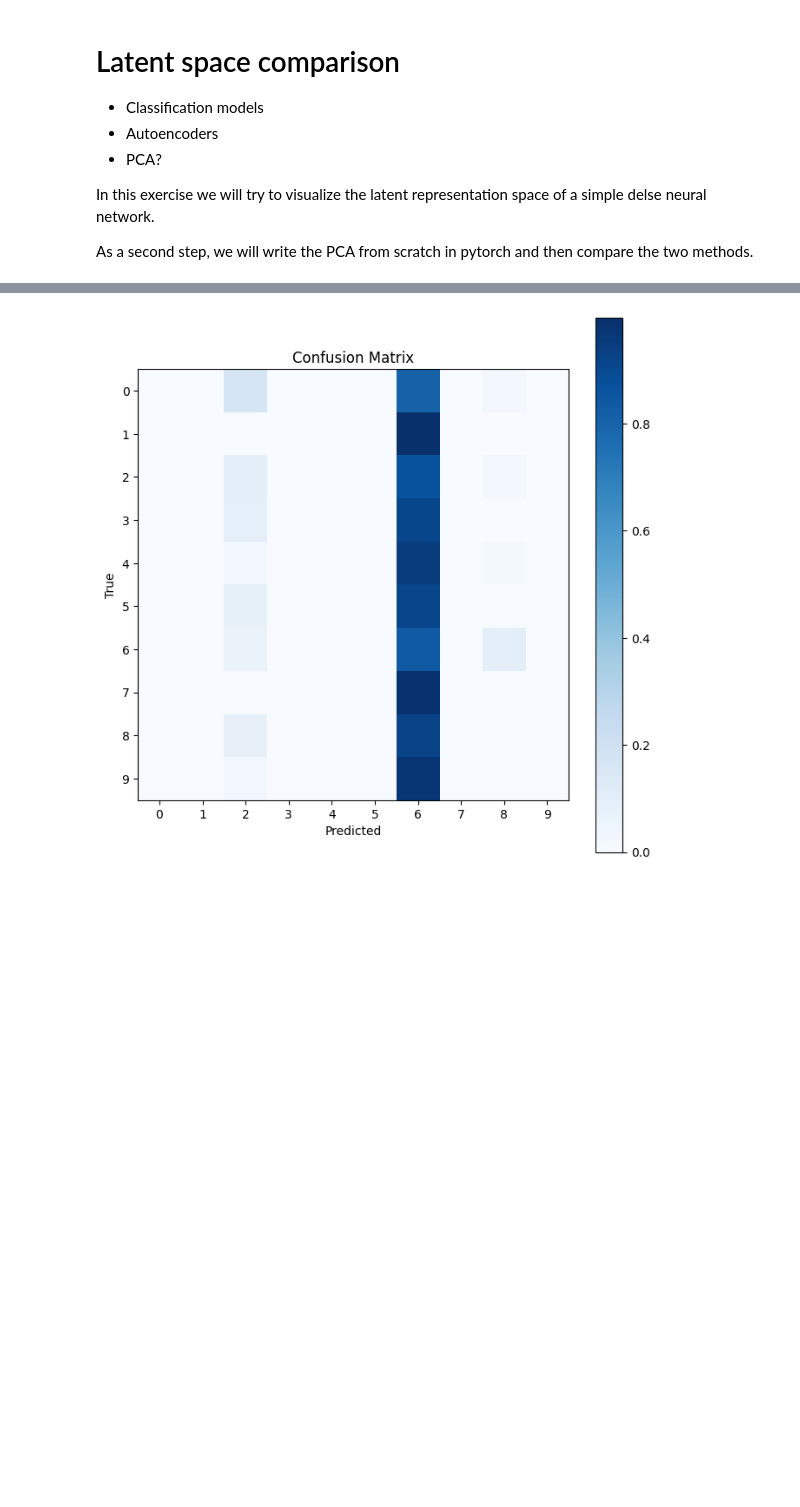
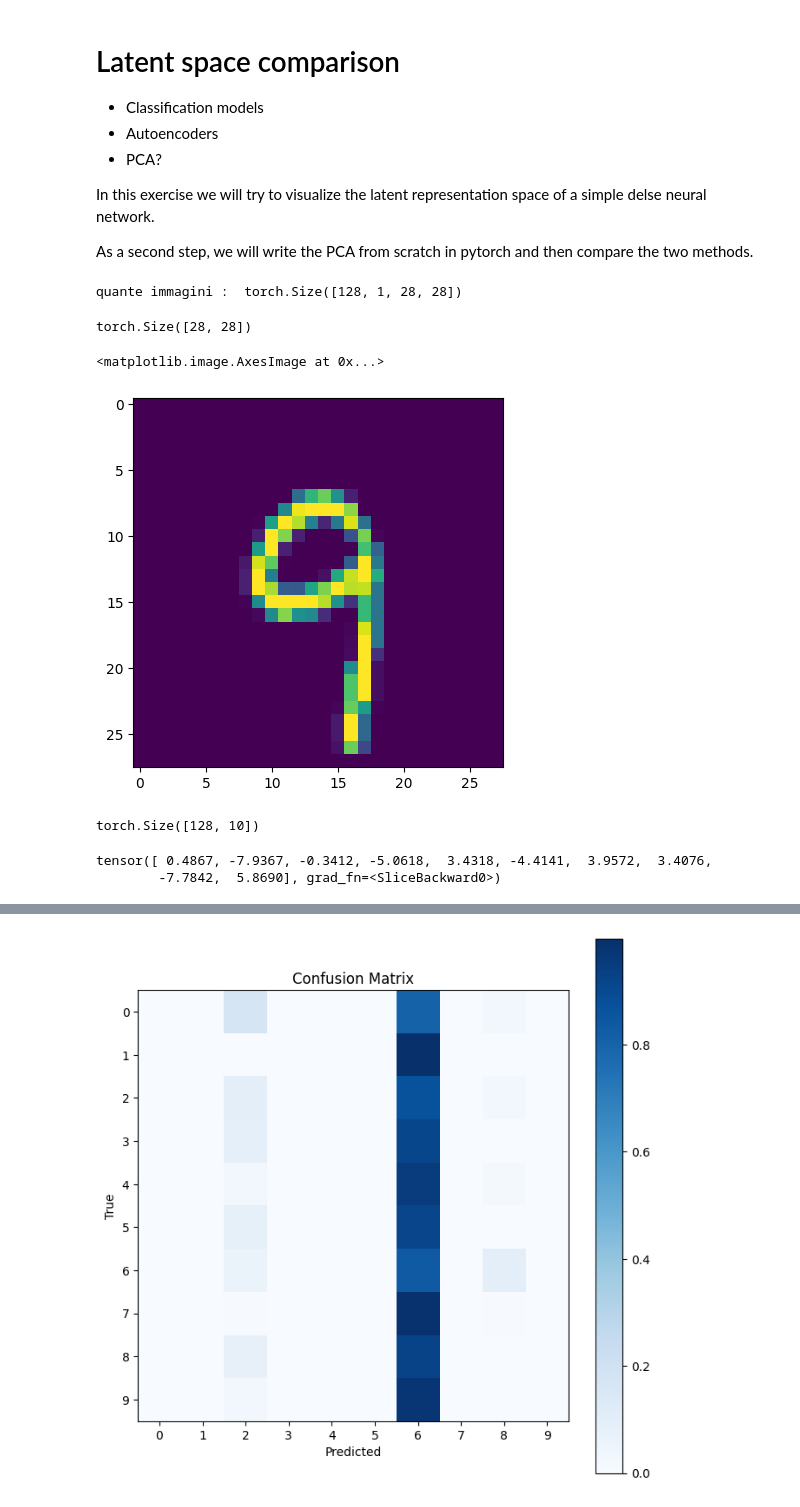
Before and after one commit to mariacutillo/git-training, a Jupyter notebook: Lezione_2_1_ISS_MNIST_classification_autoencoder_and_PCA_revMC.ipynb, the cells around one changed output, grey strips where cells are left out. Drawn from its saved outputs; the diff is of its cells as text; code cells hidden in the pictures; blank space fills up the shorter version.

```diff
--- a/Lezione_2_1_ISS_MNIST_classification_autoencoder_and_PCA_revMC.ipynb
+++ b/Lezione_2_1_ISS_MNIST_classification_autoencoder_and_PCA_revMC.ipynb
@@ -69,3 +69,20 @@ model = Net(fv_dim = 2)
 # Define loss function and optimizer
 criterion = nn.CrossEntropyLoss() # se la minimizzi, massimizzi l'accuracy
 optimizer = optim.Adam(model.parameters(), lr=0.001)
+# %%
+for i, data in enumerate(trainloader, 0): # dammi un indice e il contenuto di trainloder
+ #len("elementi nella lista", len(data)) # per come è fatto il dataset MINST, data è una lista in cui il primo ee
+ print("quante immagini : ", data[0].shape) # dato il primo elemento nella lista data (immagini) quante immagini ci sono?
+ break
+# %% [output]
+quante immagini :  torch.Size([128, 1, 28, 28])
+# %%
+data[0][0,0,:,:].shape #quanto è grande?
+# %% [output]
+torch.Size([28, 28])
+# %%
+img_prova = data[0][0,0,:,:].numpy() #oggetto con due elementi, seleziono il primo elemento
+plt.imshow(img_prova)
+# %% [output]
+<matplotlib.image.AxesImage at 0x...>
+[figure, added]
@@ -71,0 +91,9 @@ optimizer = optim.Adam(model.parameters(), lr=0.001)
+# %%
+output.shape
+# %% [output]
+torch.Size([128, 10])
+# %%
+output[0,:] # probabilità di appartenenza
+# %% [output]
+tensor([ 0.4867, -7.9367, -0.3412, -5.0618,  3.4318, -4.4141,  3.9572,  3.4076,
+        -7.7842,  5.8690], grad_fn=<SliceBackward0>)
```
Also changed, not shown: parts of 6 cells of this notebook.
